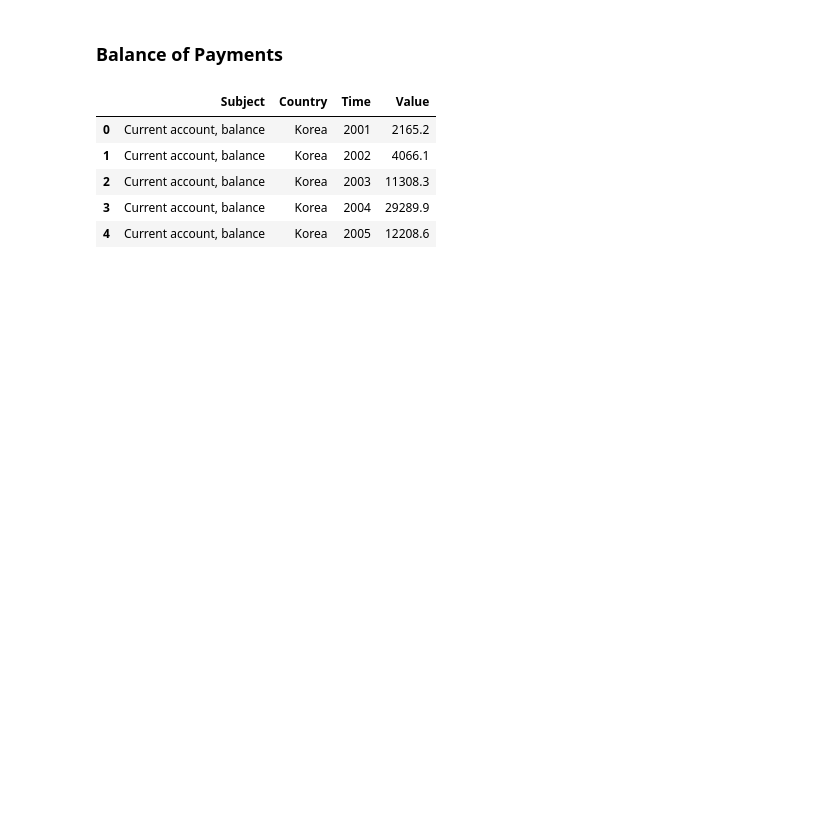
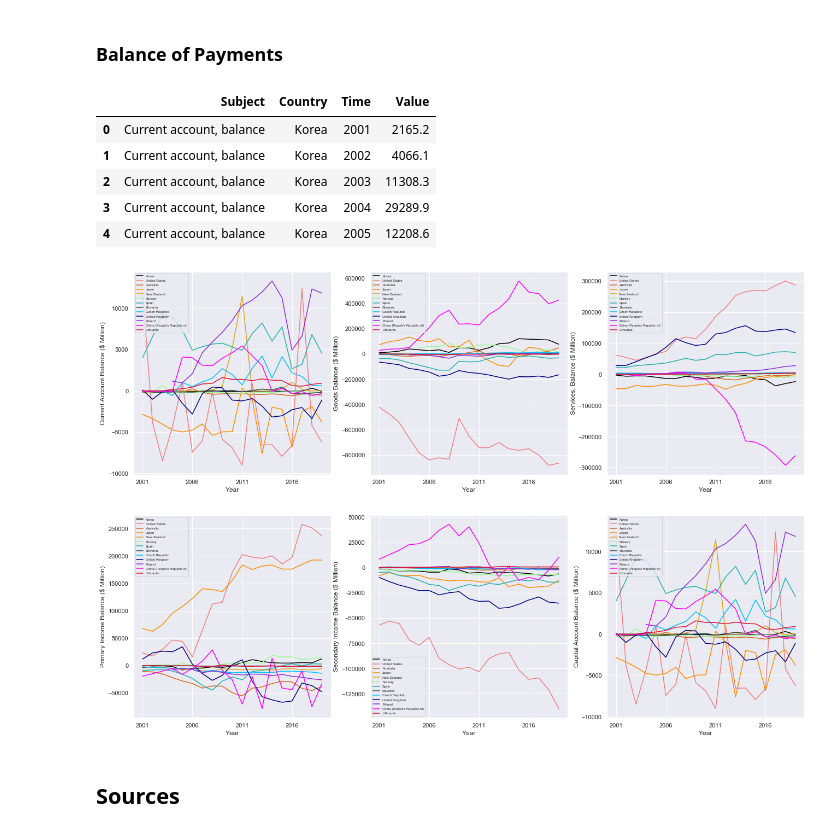
Before and after one commit to tt0507/Mini-Project, a Jupyter notebook: japan_deflation/deflation_analysis_final.ipynb, the cells around one changed output. Cells and saved outputs as stored; diff of their text form; code cells hidden in the pictures; blank space fills up the shorter version.

```diff
--- a/japan_deflation/deflation_analysis_final.ipynb
+++ b/japan_deflation/deflation_analysis_final.ipynb
@@ -355,3 +400,41 @@ services_by_country = get_dict_data(services)
 pi_by_country = get_dict_data(primary_income)
 si_by_country = get_dict_data(secondary_income)
 ca_by_country = get_dict_data(capital_account)
+# %%
+plt.figure(figsize=(22, 15))
+
+plt.subplot(2, 3, 1)
+plot_line_graph(ca_by_country)
+plt.ylabel('Current Account Balance ($ Million)')
+plt.xlabel('Year')
+
+plt.subplot(2, 3, 2)
+plot_line_graph(goods_by_country)
+plt.ylabel('Goods Balance ($ Million)')
+plt.xlabel('Year')
+
+plt.subplot(2, 3, 3)
+plot_line_graph(services_by_country)
+plt.ylabel('Services, Balance ($ Million)')
+plt.xlabel('Year')
+
+plt.subplot(2, 3, 4)
+plot_line_graph(pi_by_country)
+plt.ylabel('Primary Income Balance ($ Million)')
+plt.xlabel('Year')
+
+plt.subplot(2, 3, 5)
+plot_line_graph(si_by_country)
+plt.ylabel('Secondary Income Balance ($ Million)')
+plt.xlabel('Year')
+
+plt.subplot(2, 3, 6)
+plot_line_graph(ca_by_country)
+plt.ylabel('Capital Account Balance ($ Million)')
+plt.xlabel('Year')
+
+plt.show()
+# %% [output]
+[figure, added]
+# %% [markdown]
+## Sources
```
Also changed, not shown: parts of 18 cells of this notebook.
